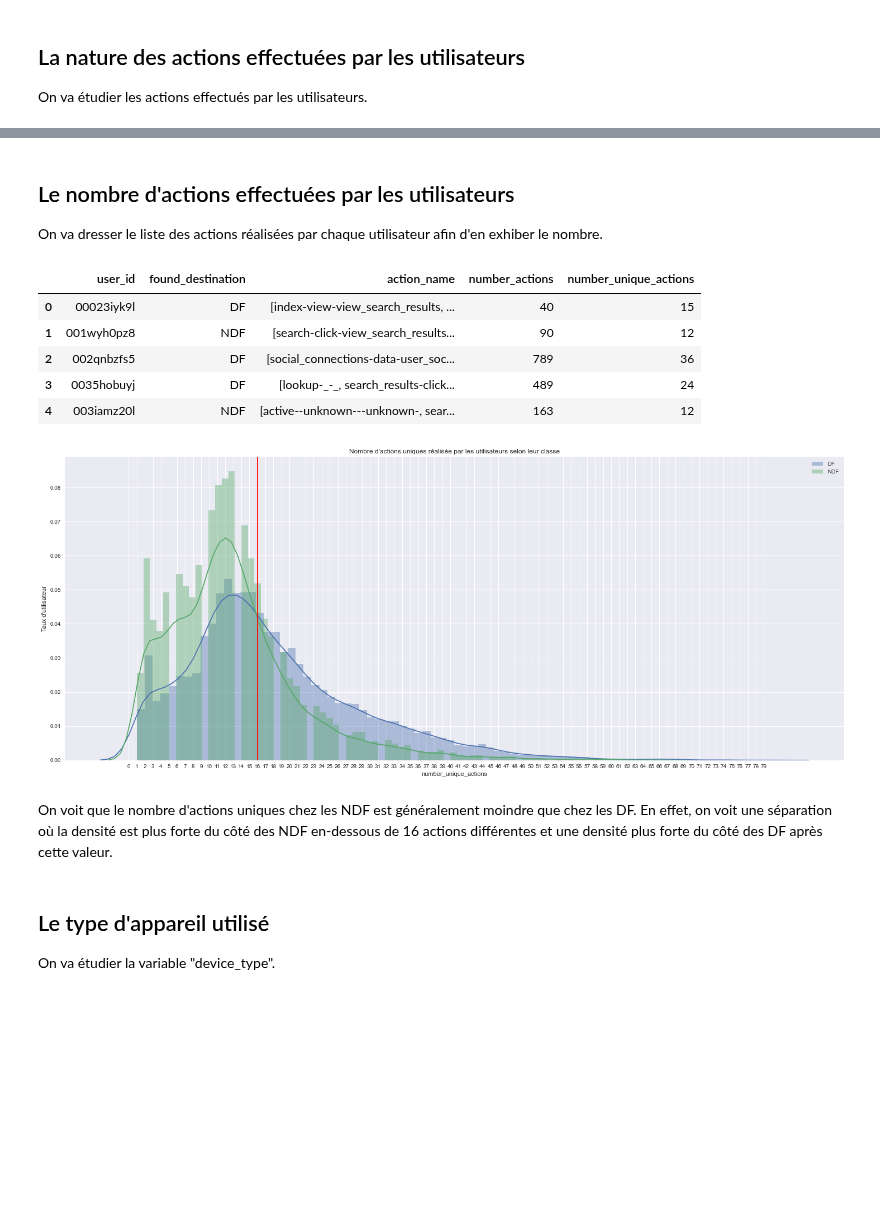
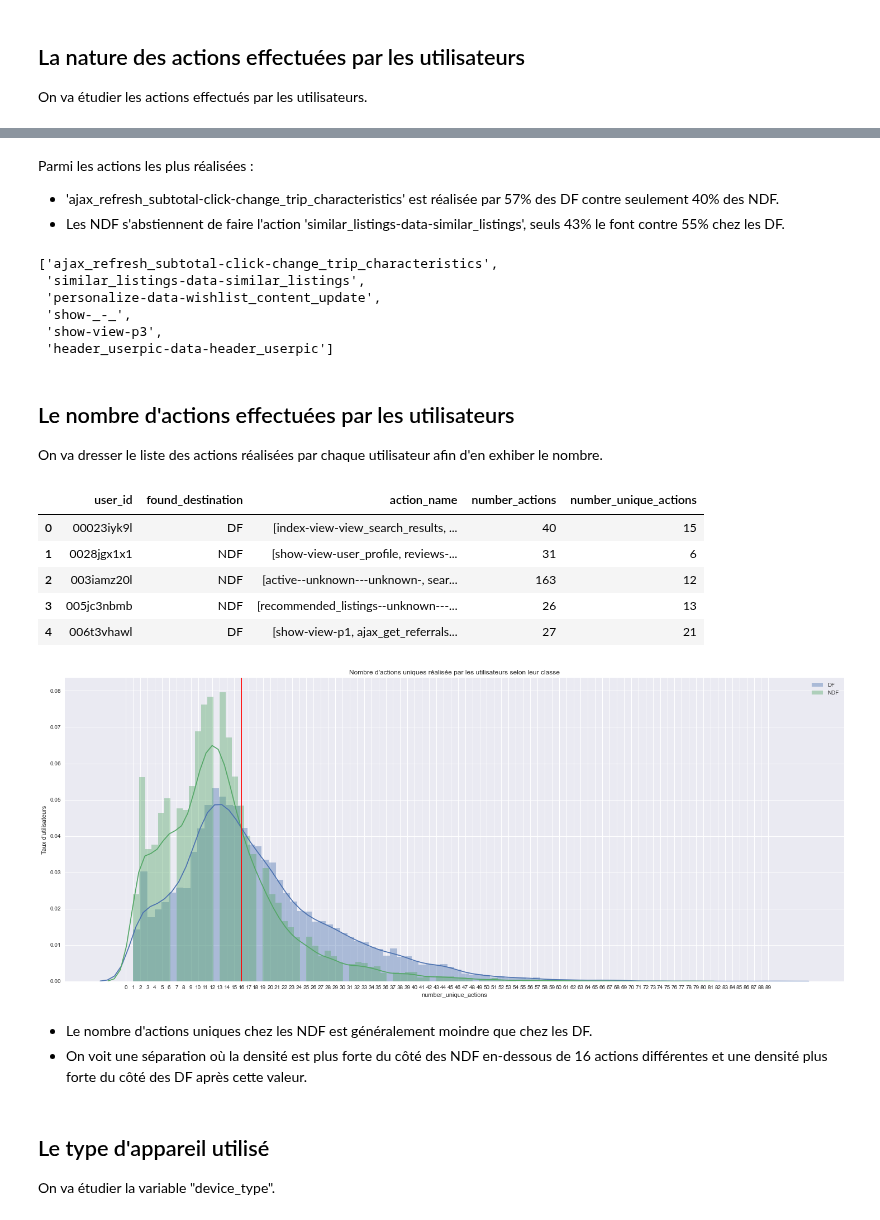
Before and after one commit to vesran/BookerGuess, a Jupyter notebook: _3_analyse_des_sessions.ipynb, the cells around one changed output, grey strips where cells are left out. Saved outputs shown, nothing was run; the diff lists cells and outputs as text; code cells hidden in the pictures; blank space fills up the shorter version.

```diff
--- a/_3_analyse_des_sessions.ipynb
+++ b/_3_analyse_des_sessions.ipynb
@@ -217,0 +180,21 @@ plt.scatter(data[:,0], data[:,1], color=colors[:n], linewidth=1)
+# %%
+# Retain users that have a session & add information about their session
+sessions_naless = sessions.fillna('_')
+sessions['action_name'] = sessions_naless['action'] + '-' + sessions_naless['action_type'] + '-' + sessions_naless['action_detail']
+users_sessions = sessions.groupby('user_id').agg({
+    "action_name": pd.Series.tolist,
+    'secs_elapsed': lambda r: round(r.sum() / (60**2), 0),
+})
+users_sessions = users_sessions.rename({"secs_elapsed":"hours_elapsed", "action_name":"actions",}, axis=1)
+users = users_sessions.reset_index().rename({'user_id':'id'}, axis=1).merge(users, how='inner', on='id')
+
+# Prepare and plot users who have done a given action
+names = action_names_stats.sort_values(by='count').tail(6)['action_name'].values
+
+fig, ax = plt.subplots(3, 2, figsize=(20, 20))
+for i, name in enumerate(names):
+    users['tmp_action'] = users.apply(lambda r: 'did' if name in r['actions'] else 'did not', axis=1)
+    var = pd.crosstab(users['found_destination'], users['tmp_action'])
+    var.div(var.sum(1).astype(float), axis=0).plot(kind="bar", stacked=False, ax=ax[i%3][i%2])
+    ax[i%3][i%2].set_title("Proportion des utilisateurs ayant réalisé l'action selon qu'ils aient résevé ou non")
+    ax[i%3][i%2].set_xlabel(name)
@@ -218,3 +203,16 @@ plt.scatter(data[:,0], data[:,1], color=colors[:n], linewidth=1)
+# %% [markdown]
+Parmi les actions les plus réalisées :
+* 'ajax_refresh_subtotal-click-change_trip_characteristics' est réalisée par 57% des DF contre seulement 40% des NDF.
+* Les NDF s'abstiennent de faire l'action 'similar_listings-data-similar_listings', seuls 43% le font contre 55% chez les DF.
+# %%
+names.tolist()
+# %% [output]
+['ajax_refresh_subtotal-click-change_trip_characteristics',
+ 'similar_listings-data-similar_listings',
+ 'personalize-data-wishlist_content_update',
+ 'show-_-_',
+ 'show-view-p3',
+ 'header_userpic-data-header_userpic']
 # %% [markdown]
 ## Le nombre d'actions effectuées par les utilisateurs
 
@@ -228,24 +226,25 @@ action_names.head()
 # %% [output]
 |  | user_id | found_destination | action_name | number_actions | number_unique_actions |
 | 0 | 00023iyk9l | DF | [index-view-view_search_results, ... | 40 | 15 |
-| 1 | 001wyh0pz8 | NDF | [search-click-view_search_results... | 90 | 12 |
-| 2 | 002qnbzfs5 | DF | [social_connections-data-user_soc... | 789 | 36 |
-| 3 | 0035hobuyj | DF | [lookup-_-_, search_results-click... | 489 | 24 |
-| 4 | 003iamz20l | NDF | [active--unknown---unknown-, sear... | 163 | 12 |
+| 1 | 0028jgx1x1 | NDF | [show-view-user_profile, reviews-... | 31 | 6 |
+| 2 | 003iamz20l | NDF | [active--unknown---unknown-, sear... | 163 | 12 |
+| 3 | 005jc3nbmb | NDF | [recommended_listings--unknown---... | 26 | 13 |
+| 4 | 006t3vhawl | DF | [show-view-p1, ajax_get_referrals... | 27 | 21 |
 # %%
 plt.figure(figsize=(25, 10))
 n_max = action_names['number_unique_actions'].max()
 sns.distplot(action_names[action_names['found_destination'] == 'DF']['number_unique_actions'], bins=n_max, label='DF')
 sns.distplot(action_names[action_names['found_destination'] == 'NDF']['number_unique_actions'], bins=n_max, label='NDF')
 plt.axvline(16, 0, 1, color='r')
 plt.xticks(range(n_max))
-plt.ylabel("Taux d'utilisateur")
+plt.ylabel("Taux d'utilisateurs")
 plt.legend()
 _ = plt.title("Nombre d'actions uniques réalisée par les utilisateurs selon leur classe")
 # %% [output]
-[figure, old version]
+[figure, new version]
 # %% [markdown]
-On voit que le nombre d'actions uniques chez les NDF est généralement moindre que chez les DF. En effet, on voit une séparation où la densité est plus forte du côté des NDF en-dessous de 16 actions différentes et une densité plus forte du côté des DF après cette valeur.
+* Le nombre d'actions uniques chez les NDF est généralement moindre que chez les DF.
+* On voit une séparation où la densité est plus forte du côté des NDF en-dessous de 16 actions différentes et une densité plus forte du côté des DF après cette valeur.
 # %% [markdown]
 ## Le type d'appareil utilisé
 
```
Also changed, not shown: parts of 31 cells of this notebook.
